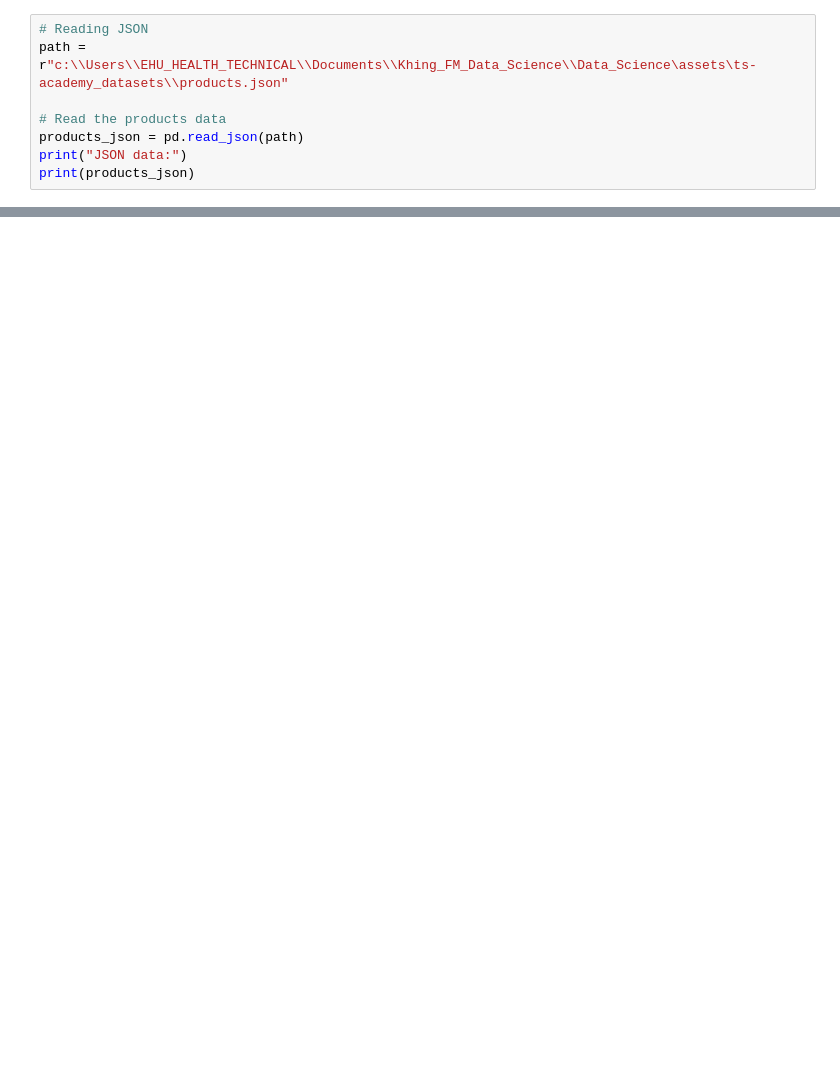
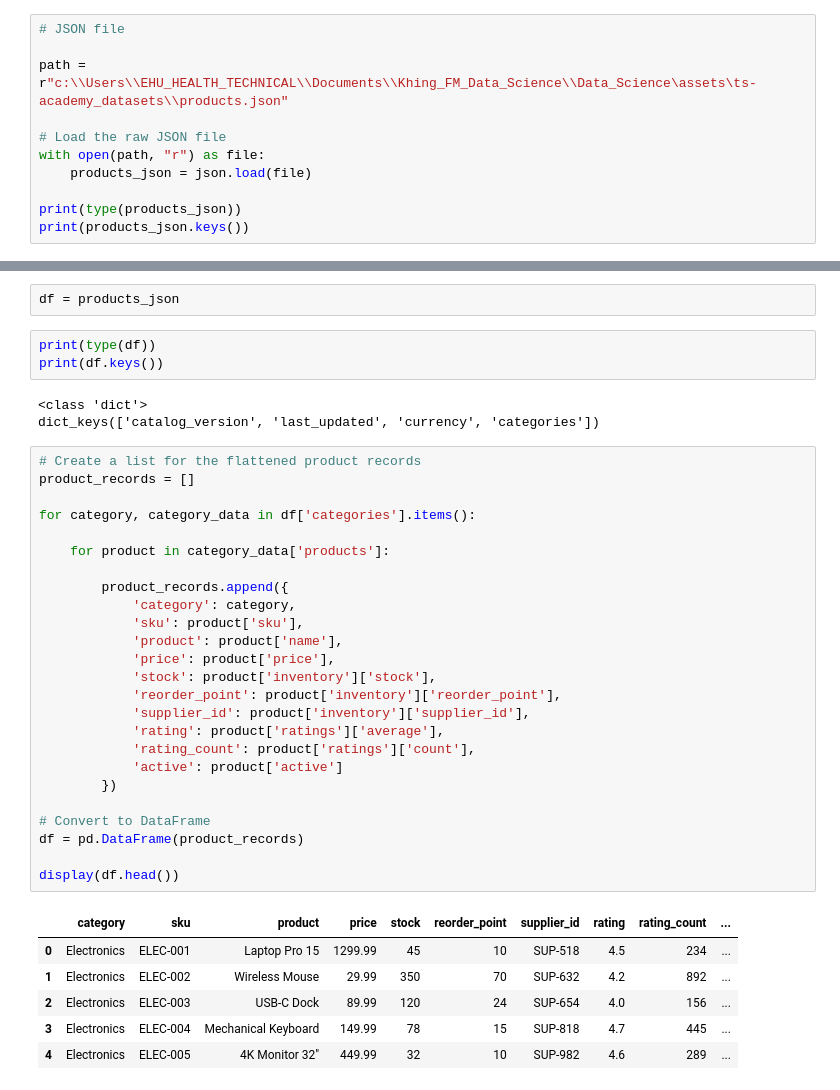
Before and after one commit to khing-fm/Data_Science, a Jupyter notebook: pandas-for_data-analytics_JSON-File.ipynb, the cells around one changed output, grey strips where cells are left out. Saved outputs shown, nothing was run; the diff lists cells and outputs as text; blank space fills up the shorter version.

```diff
--- a/pandas-for_data-analytics_JSON-File.ipynb
+++ b/pandas-for_data-analytics_JSON-File.ipynb
@@ -6,9 +7,12 @@ import numpy as np
 # %%
-# Reading JSON
+# JSON file
+
 path = r"c:\\Users\\EHU_HEALTH_TECHNICAL\\Documents\\Khing_FM_Data_Science\\Data_Science\assets\ts-academy_datasets\\products.json"
 
-# Read the products data
-products_json = pd.read_json(path)
-print("JSON data:")
-print(products_json)
+# Load the raw JSON file
+with open(path, "r") as file:
+    products_json = json.load(file)
+
+print(type(products_json))
+print(products_json.keys())
 # %% [output]
@@ -55,0 +21,40 @@ print(electronics)
+# %%
+df = products_json
+# %%
+print(type(df))
+print(df.keys())
+# %% [output]
+<class 'dict'>
+dict_keys(['catalog_version', 'last_updated', 'currency', 'categories'])
+# %%
+# Create a list for the flattened product records
+product_records = []
+
+for category, category_data in df['categories'].items():
+
+    for product in category_data['products']:
+
+        product_records.append({
+            'category': category,
+            'sku': product['sku'],
+            'product': product['name'],
+            'price': product['price'],
+            'stock': product['inventory']['stock'],
+            'reorder_point': product['inventory']['reorder_point'],
+            'supplier_id': product['inventory']['supplier_id'],
+            'rating': product['ratings']['average'],
+            'rating_count': product['ratings']['count'],
+            'active': product['active']
+        })
+
+# Convert to DataFrame
+df = pd.DataFrame(product_records)
+
+display(df.head())
+# %% [output]
+|  | category | sku | product | price | stock | reorder_point | supplier_id | rating | rating_count | ... |
+| 0 | Electronics | ELEC-001 | Laptop Pro 15 | 1299.99 | 45 | 10 | SUP-518 | 4.5 | 234 | ... |
+| 1 | Electronics | ELEC-002 | Wireless Mouse | 29.99 | 350 | 70 | SUP-632 | 4.2 | 892 | ... |
+| 2 | Electronics | ELEC-003 | USB-C Dock | 89.99 | 120 | 24 | SUP-654 | 4.0 | 156 | ... |
+| 3 | Electronics | ELEC-004 | Mechanical Keyboard | 149.99 | 78 | 15 | SUP-818 | 4.7 | 445 | ... |
+| 4 | Electronics | ELEC-005 | 4K Monitor 32" | 449.99 | 32 | 10 | SUP-982 | 4.6 | 289 | ... |
```
Also changed, not shown: parts of 13 cells of this notebook.
